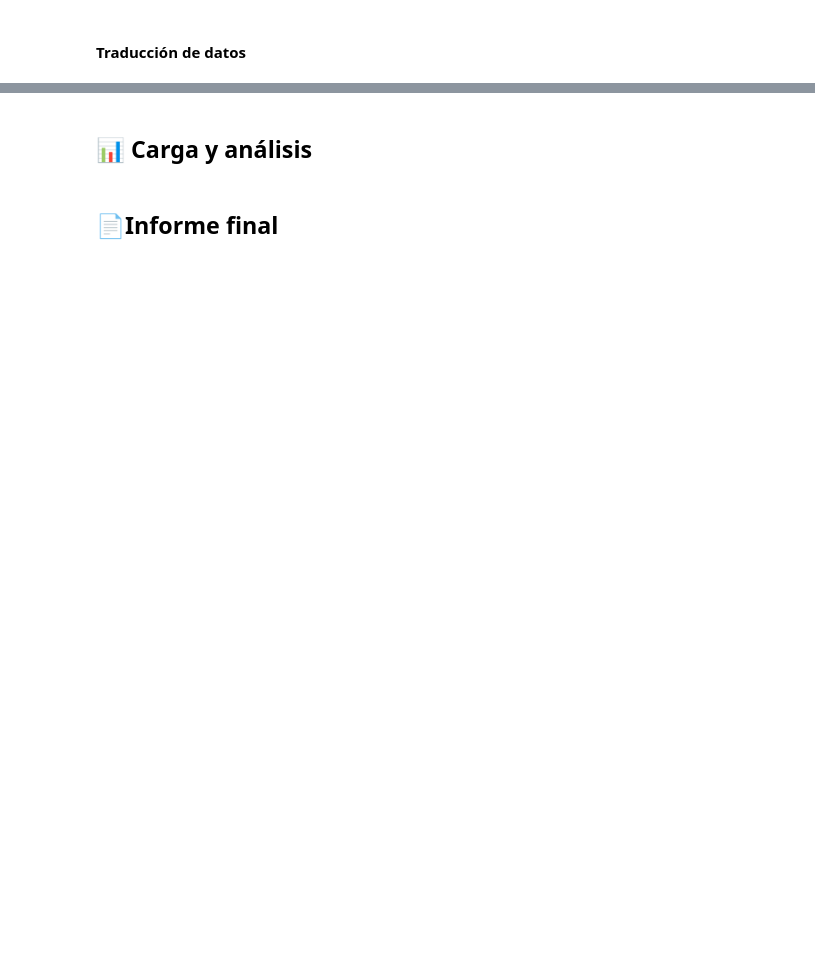
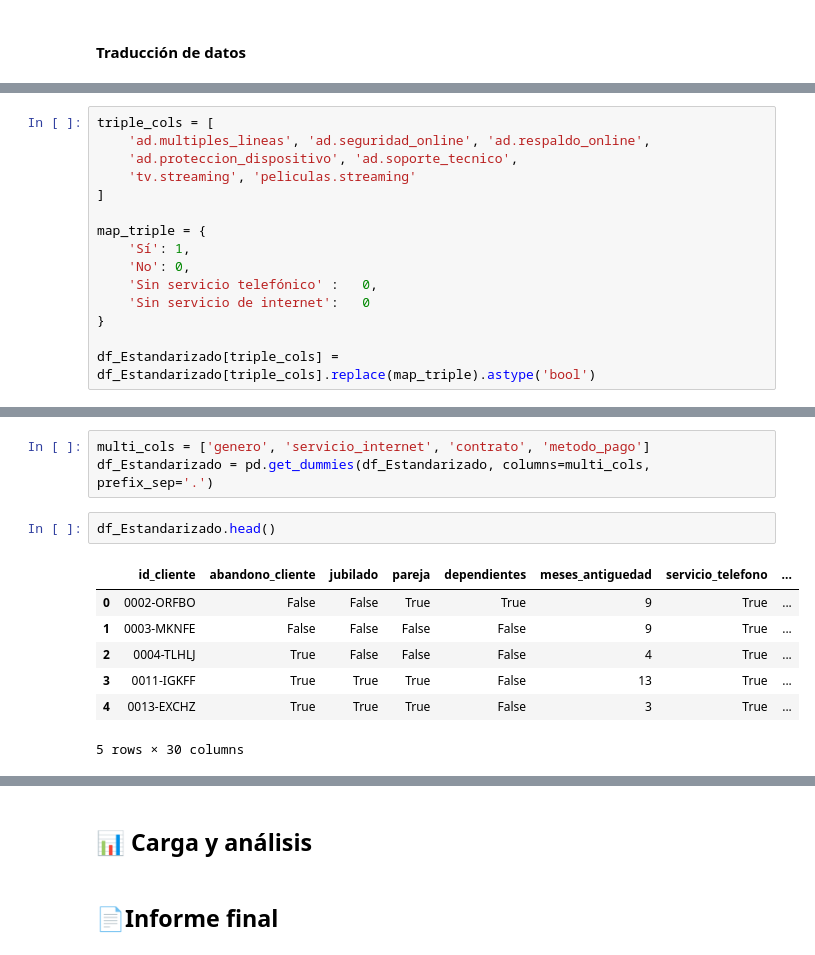
Before and after one commit to MigXDev/CS_Datos_I_DESAFIO_2, a Jupyter notebook: challenge2-data-science-LATAM-main/TelecomX_LATAM.ipynb, the cells around one changed output, grey strips where cells are left out. Saved outputs shown, nothing was run; the diff lists cells and outputs as text; blank space fills up the shorter version.

```diff
--- a/challenge2-data-science-LATAM-main/TelecomX_LATAM.ipynb
+++ b/challenge2-data-science-LATAM-main/TelecomX_LATAM.ipynb
@@ -855,0 +976,15 @@ df_Datos.replace({**map_bin, **map_serv, **map_genero}, inplace=True)
+# %%
+triple_cols = [
+    'ad.multiples_lineas', 'ad.seguridad_online', 'ad.respaldo_online',
+    'ad.proteccion_dispositivo', 'ad.soporte_tecnico',
+    'tv.streaming', 'peliculas.streaming'
+]
+
+map_triple = {
+    'Sí': 1,
+    'No': 0,
+    'Sin servicio telefónico' :   0,
+    'Sin servicio de internet':   0
+}
+
+df_Estandarizado[triple_cols] = df_Estandarizado[triple_cols].replace(map_triple).astype('bool')
@@ -855,0 +1020,13 @@ df_Datos.replace({**map_bin, **map_serv, **map_genero}, inplace=True)
+# %%
+multi_cols = ['genero', 'servicio_internet', 'contrato', 'metodo_pago']
+df_Estandarizado = pd.get_dummies(df_Estandarizado, columns=multi_cols, prefix_sep='.')
+# %%
+df_Estandarizado.head()
+# %% [output]
+|  | id_cliente | abandono_cliente | jubilado | pareja | dependientes | meses_antiguedad | servicio_telefono | ... |
+| 0 | 0002-ORFBO | False | False | True | True | 9 | True | ... |
+| 1 | 0003-MKNFE | False | False | False | False | 9 | True | ... |
+| 2 | 0004-TLHLJ | True | False | False | False | 4 | True | ... |
+| 3 | 0011-IGKFF | True | True | True | False | 13 | True | ... |
+| 4 | 0013-EXCHZ | True | True | True | False | 3 | True | ... |
+5 rows × 30 columns
```
Also changed, not shown: parts of 32 cells of this notebook.
